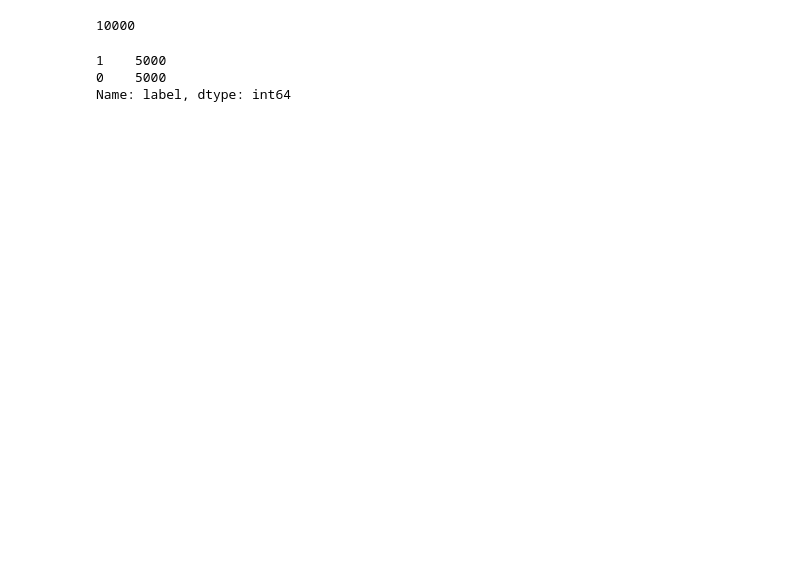
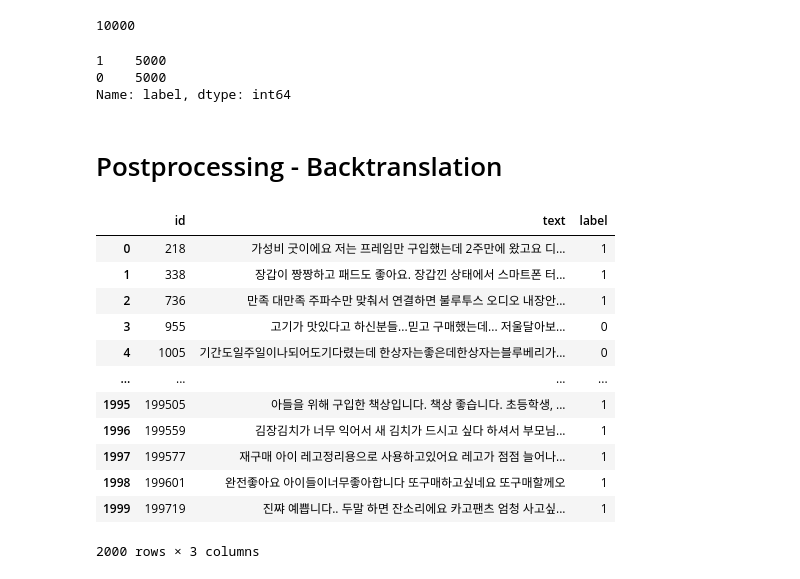
Before and after one commit to bbang3/korean-text-augmentation, a Jupyter notebook: eda.ipynb, the cells around one changed output. Drawn from its saved outputs; the diff is of its cells as text; code cells hidden in the pictures; blank space fills up the shorter version.

```diff
--- a/eda.ipynb
+++ b/eda.ipynb
@@ -45,3 +45,22 @@ Name: label, dtype: int64
 # %%
 augmented_df.to_csv("./dataset/train_aug_eda.csv", index=False)
 augmented_df.drop(columns=["id"]).to_csv("./dataset/train_aug_eda_noid.csv", index=False)
+# %% [markdown]
+# Postprocessing - Backtranslation
+# %%
+train_df = pd.read_csv('./dataset/train.csv')
+train_df
+# %% [output]
+|  | id | text | label |
+| 0 | 218 | 가성비 굿이에요 저는 프레임만 구입했는데 2주만에 왔고요 디... | 1 |
+| 1 | 338 | 장갑이 짱짱하고 패드도 좋아요. 장갑낀 상태에서 스마트폰 터... | 1 |
+| 2 | 736 | 만족 대만족 주파수만 맞춰서 연결하면 불루투스 오디오 내장안... | 1 |
+| 3 | 955 | 고기가 맛있다고 하신분들...믿고 구매했는데... 저울달아보... | 0 |
+| 4 | 1005 | 기간도일주일이나되어도기다렸는데 한상자는좋은데한상자는블루베리가... | 0 |
+| ... | ... | ... | ... |
+| 1995 | 199505 | 아들을 위해 구입한 책상입니다. 책상 좋습니다. 초등학생, ... | 1 |
+| 1996 | 199559 | 김장김치가 너무 익어서 새 김치가 드시고 싶다 하셔서 부모님... | 1 |
+| 1997 | 199577 | 재구매 아이 레고정리용으로 사용하고있어요 레고가 점점 늘어나... | 1 |
+| 1998 | 199601 | 완전좋아요 아이들이너무좋아합니다 또구매하고싶네요 또구매할께오 | 1 |
+| 1999 | 199719 | 진쨔 예쁩니다.. 두말 하면 잔소리에요 카고팬츠 엄청 사고싶... | 1 |
+2000 rows × 3 columns
```
Also changed, not shown: parts of 8 cells of this notebook.
